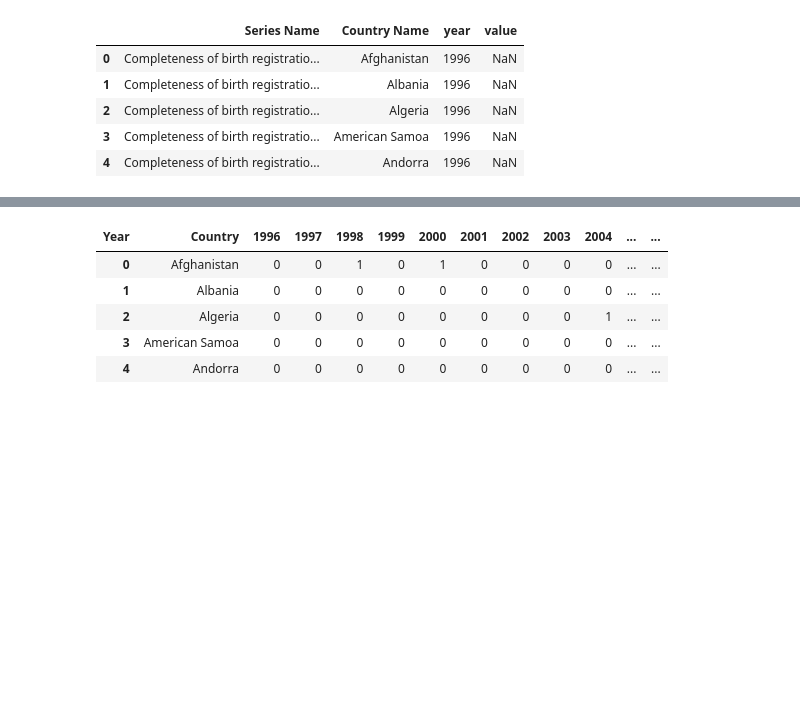
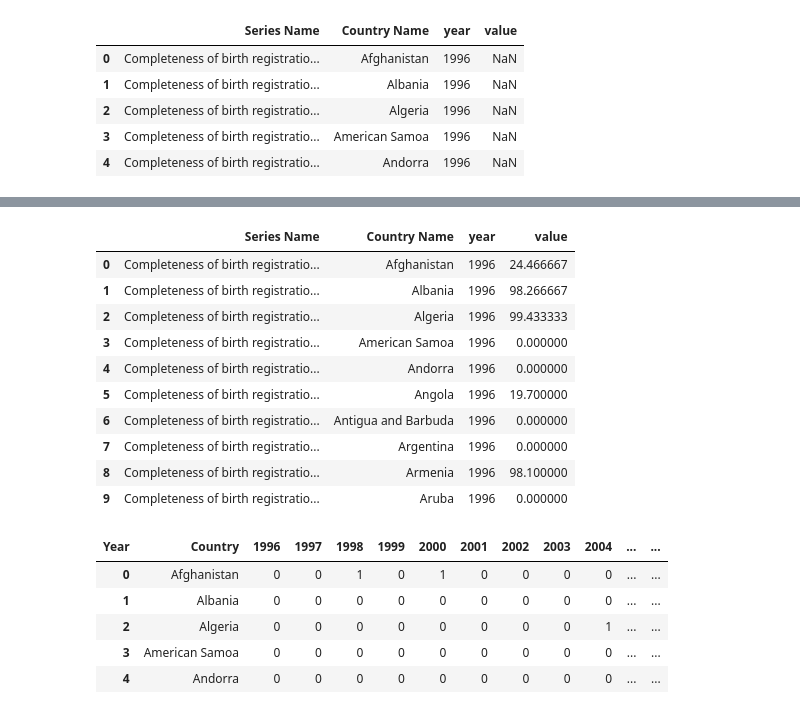
Before and after one commit to alevine5/MADS-Capstone, a Jupyter notebook: MLpipeline.ipynb, the cells around one changed output, grey strips where cells are left out. Saved outputs shown, nothing was run; the diff lists cells and outputs as text; code cells hidden in the pictures; blank space fills up the shorter version.

```diff
--- a/MLpipeline.ipynb
+++ b/MLpipeline.ipynb
@@ -245,3 +255,23 @@ country_long.head()
+# %%
+means = country_long.groupby(['Series Name', 'Country Name'])['value'].transform('mean')
+# If there is a mean, fill in all the na's with that mean
+country_long['value'] = country_long['value'].fillna(means)
+# Otherwise, fill all blank values with 0
+country_long['value'] = country_long['value'].fillna(0)
+# %%
+country_long.head(10)
+# %% [output]
+|  | Series Name | Country Name | year | value |
+| 0 | Completeness of birth registratio... | Afghanistan | 1996 | 24.466667 |
+| 1 | Completeness of birth registratio... | Albania | 1996 | 98.266667 |
+| 2 | Completeness of birth registratio... | Algeria | 1996 | 99.433333 |
+| 3 | Completeness of birth registratio... | American Samoa | 1996 | 0.000000 |
+| 4 | Completeness of birth registratio... | Andorra | 1996 | 0.000000 |
+| 5 | Completeness of birth registratio... | Angola | 1996 | 19.700000 |
+| 6 | Completeness of birth registratio... | Antigua and Barbuda | 1996 | 0.000000 |
+| 7 | Completeness of birth registratio... | Argentina | 1996 | 0.000000 |
+| 8 | Completeness of birth registratio... | Armenia | 1996 | 98.100000 |
+| 9 | Completeness of birth registratio... | Aruba | 1996 | 0.000000 |
 # %%
 outbreak_long = outbreak_norm.reset_index().rename(columns={"index":"Country"})
 outbreak_long.head()
```
Also changed, not shown: parts of 33 cells of this notebook.
